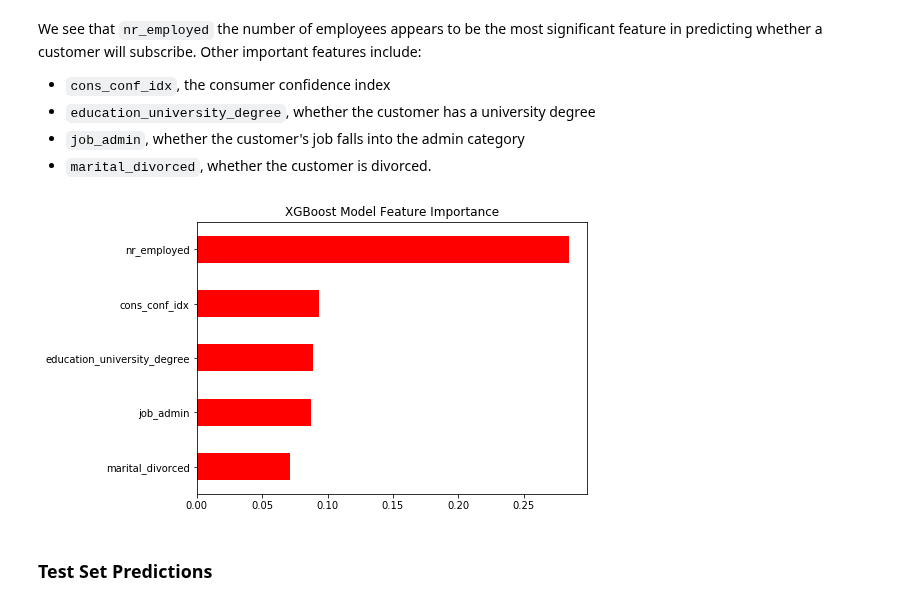
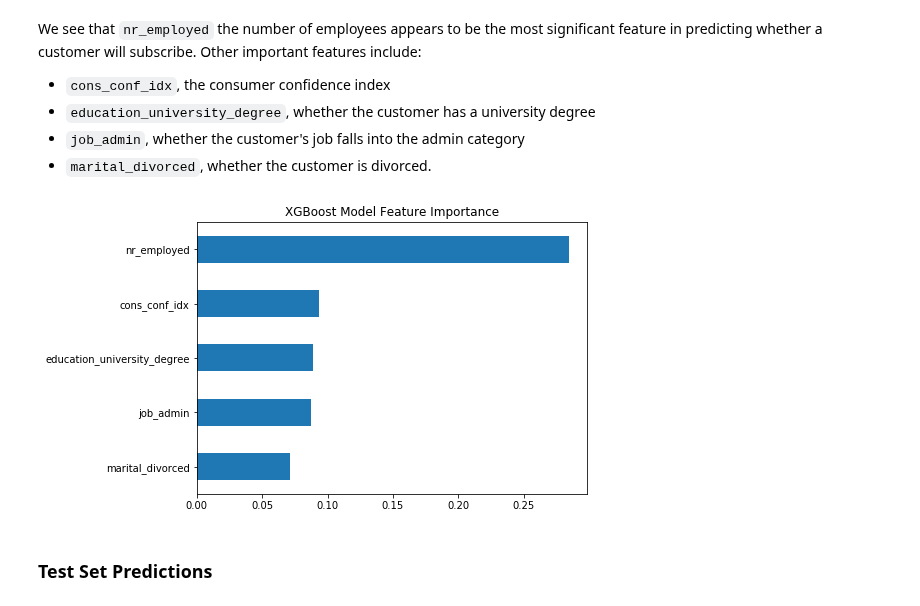
Before and after one commit to nadinezab/bank-marketing, a Jupyter notebook: bank-marketing.ipynb, the cells around one changed output. Cells and saved outputs as stored; diff of their text form; code cells hidden in the pictures.

```diff
--- a/bank-marketing.ipynb
+++ b/bank-marketing.ipynb
@@ -2140,11 +2147,11 @@ We see that `nr_employed` the number of employees appears to be the most signifi
 * `job_admin`, whether the customer's job falls into the admin category
 * `marital_divorced`, whether the customer is divorced.
 # %%
-feats[-5:].plot(kind = 'barh', figsize = (7,5), color = 'red')
+feats[-5:].plot(kind = 'barh', figsize = (7,5))
 plt.title('XGBoost Model Feature Importance')
 plt.show()
 # %% [output]
-[figure, old version]
+[figure, new version]
 # %% [markdown]
 ### Test Set Predictions
 # %% [markdown]
```
Also changed, not shown: parts of 2 cells of this notebook, 3 other files.
